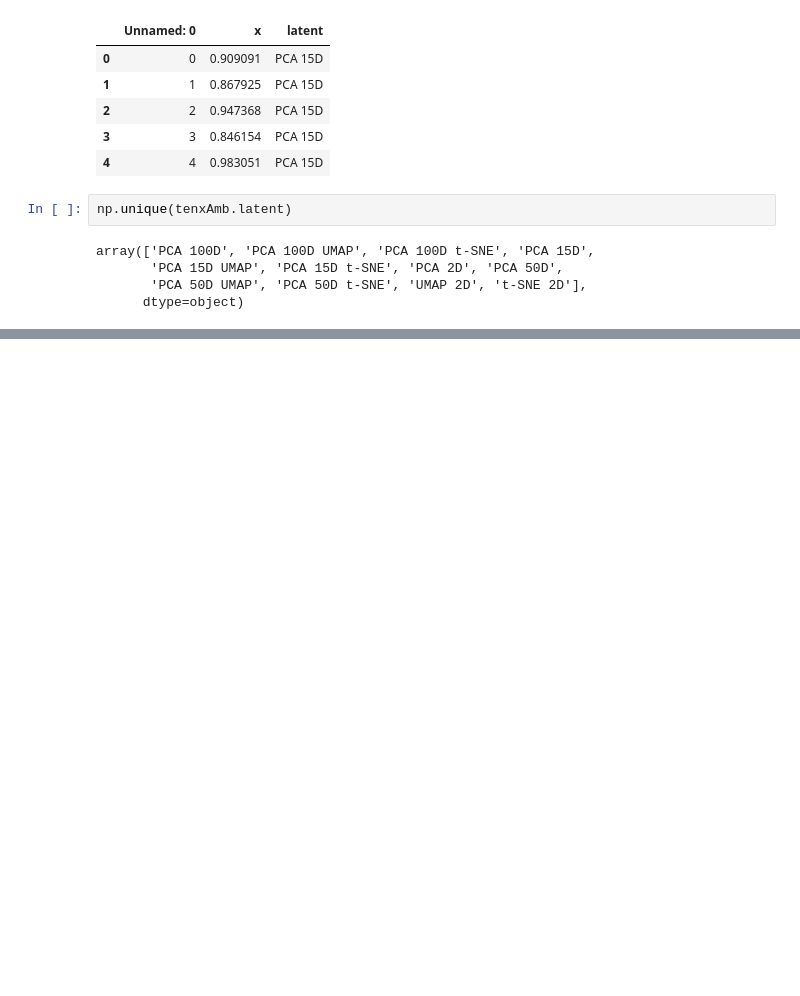
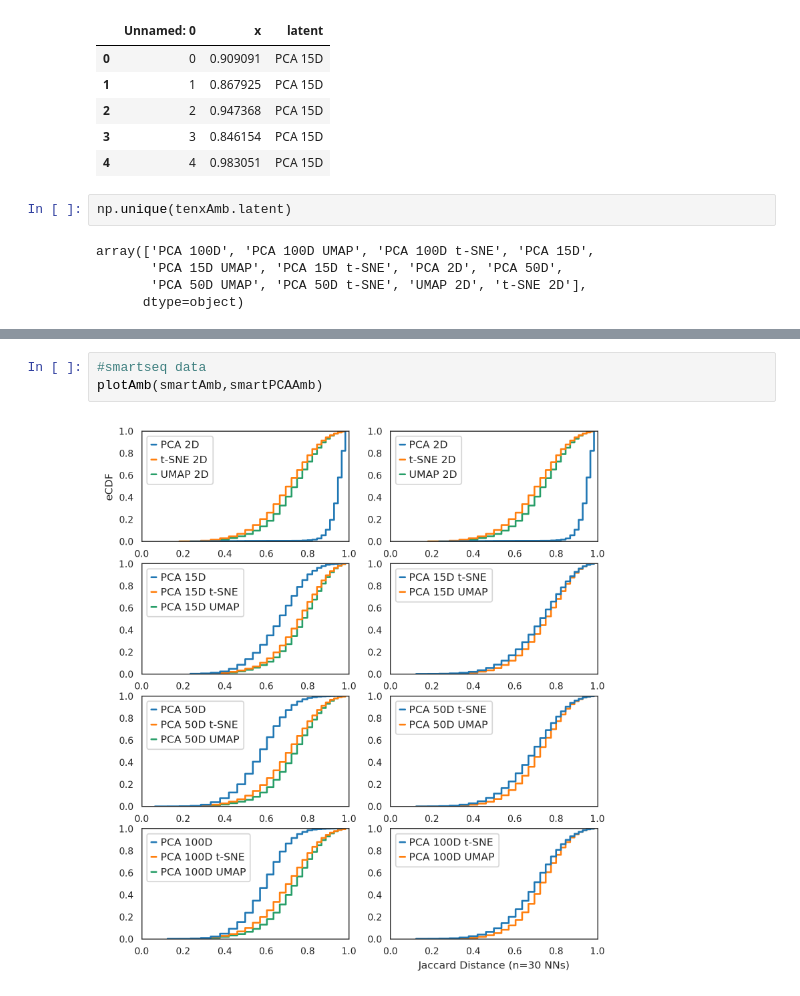
Before and after one commit to pachterlab/CBP_2021, a Jupyter notebook: notebooks/combinedFigurePlots.ipynb, the cells around one changed output, grey strips where cells are left out. Cells and saved outputs as stored; diff of their text form; blank space fills up the shorter version.

```diff
--- a/notebooks/combinedFigurePlots.ipynb
+++ b/notebooks/combinedFigurePlots.ipynb
@@ -880,0 +996,5 @@ plt.show()
+# %%
+#smartseq data
+plotAmb(smartAmb,smartPCAAmb)
+# %% [output]
+[figure, added]
```
Also changed, not shown: parts of 20 cells of this notebook.
